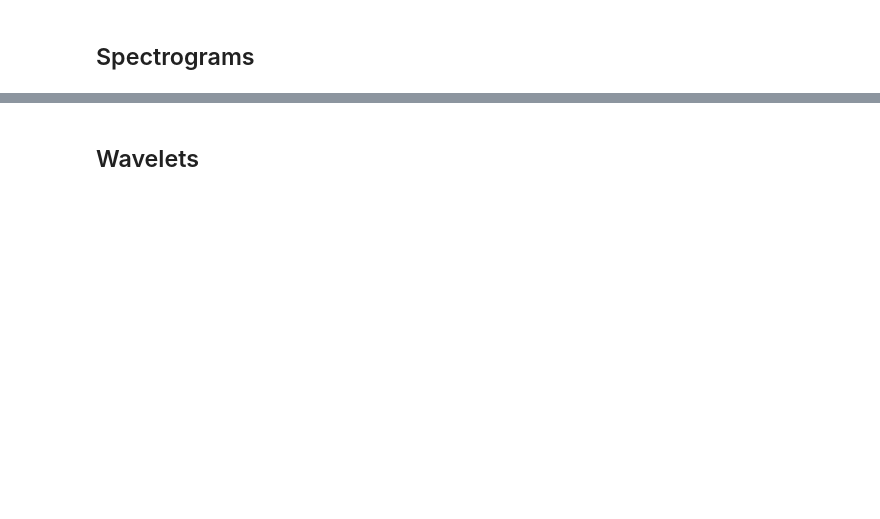
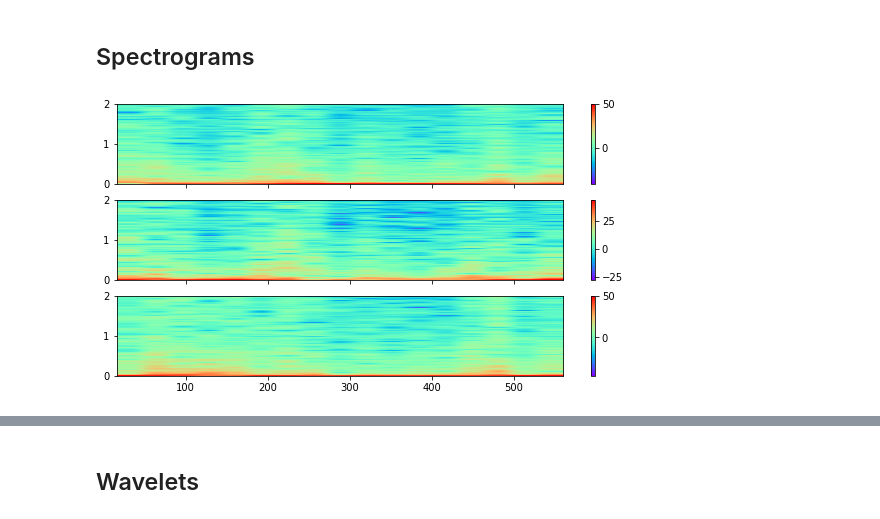
Before and after one commit to Dolgalad/solar_orbiter_notebooks, a Jupyter notebook: notebooks/alfvenic_slow_solar_wind.ipynb, the cells around one changed output, grey strips where cells are left out. Drawn from its saved outputs; the diff is of its cells as text; code cells hidden in the pictures; blank space fills up the shorter version.

```diff
--- a/notebooks/alfvenic_slow_solar_wind.ipynb
+++ b/notebooks/alfvenic_slow_solar_wind.ipynb
@@ -671,17 +673,19 @@ plt.show()
 # %%
 import matplotlib.colors as colors
 import matplotlib as mpl
 
 t_start = datetime(2020,7,14,19)
 t_stop = t_start + timedelta(minutes=40)
 
 fig,ax = plt.subplots(3,1,sharex=True, figsize=(10,5))
-bhat = df_hr_4hz[["bhat_r","bhat_t","bhat_n"]][t_start:t_stop]
+bhat = df_1s[["bhat_r","bhat_t","bhat_n"]][t_start:t_stop]
 for i in range(3):
     vmin,vmax = np.nanmin(bhat.values[:,i]),np.nanmax(bhat.values[:,i])
     pxx,freq,t,cax=ax[i].specgram(bhat.values[:,i],Fs=4,cmap=cmap,norm=None)
     plt.colorbar(cax, ax=ax[i])
 plt.show()
+# %% [output]
+[figure, added]
 # %%
 fig,ax = plt.subplots(3,1,sharex=True, figsize=(10,5))
 vhat = df_1s[["vhat_r","vhat_t","vhat_n"]][t_start:t_stop]
```
Also changed, not shown: parts of 9 cells of this notebook.
